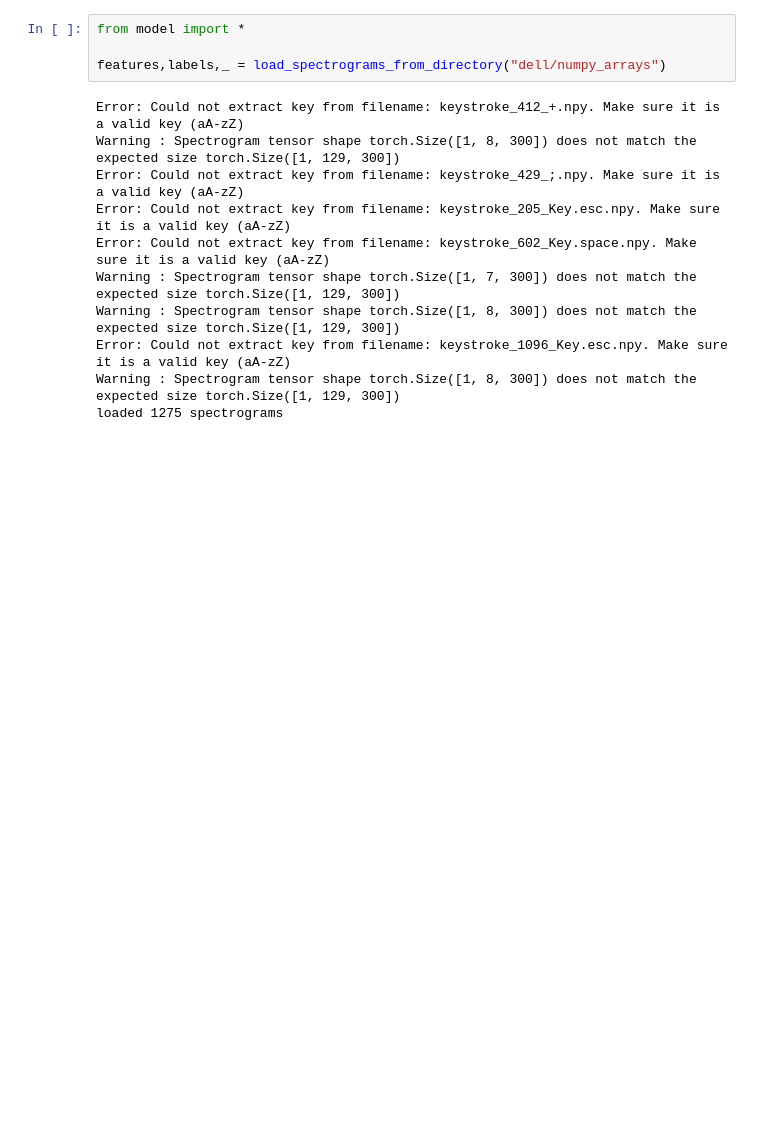
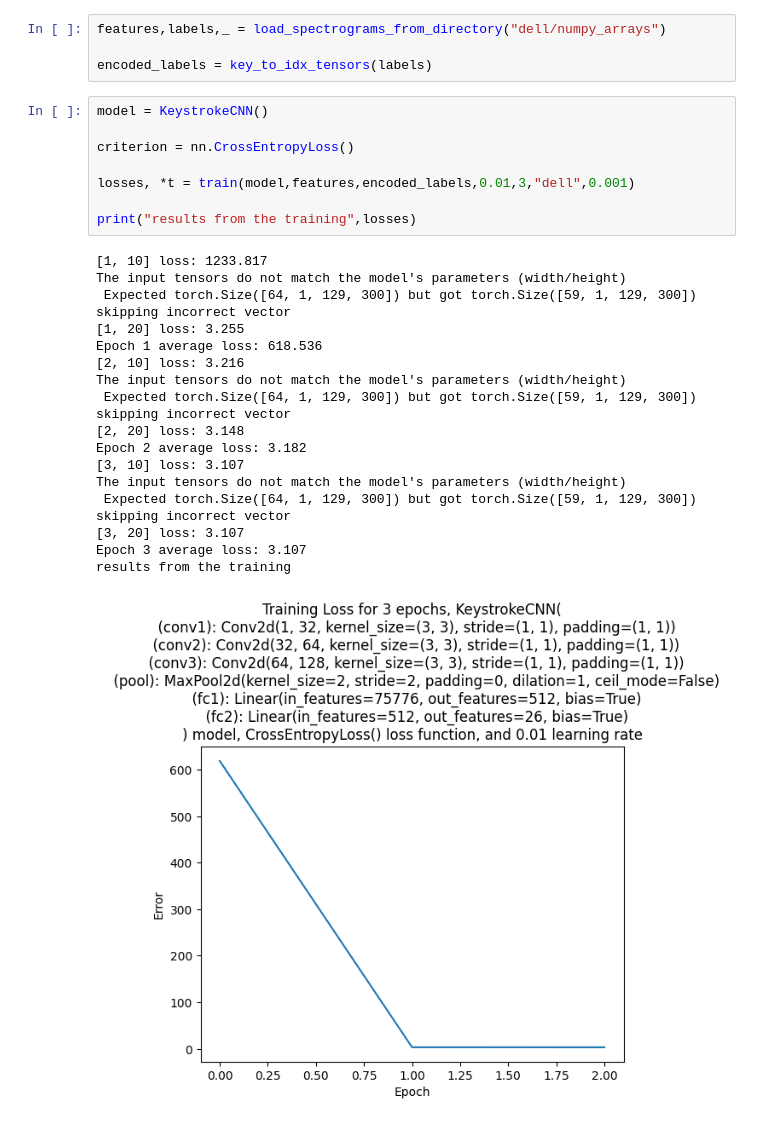
Before and after one commit to Oscar-T24/MAIS202-FinalProject, a Jupyter notebook: code/testing.ipynb, the cells around one changed output. Cells and saved outputs as stored; diff of their text form; blank space fills up the shorter version.

```diff
--- a/code/testing.ipynb
+++ b/code/testing.ipynb
@@ -1,15 +17,33 @@
 # %%
-from model import *
+features,labels,_ = load_spectrograms_from_directory("dell/numpy_arrays")
 
-features,labels,_ = load_spectrograms_from_directory("dell/numpy_arrays")
+encoded_labels = key_to_idx_tensors(labels)
-# %% [output]
-Error: Could not extract key from filename: keystroke_412_+.npy. Make sure it is a valid key (aA-zZ)
-Warning : Spectrogram tensor shape torch.Size([1, 8, 300]) does not match the expected size torch.Size([1, 129, 300])
-Error: Could not extract key from filename: keystroke_429_;.npy. Make sure it is a valid key (aA-zZ)
-Error: Could not extract key from filename: keystroke_205_Key.esc.npy. Make sure it is a valid key (aA-zZ)
-Error: Could not extract key from filename: keystroke_602_Key.space.npy. Make sure it is a valid key (aA-zZ)
-Warning : Spectrogram tensor shape torch.Size([1, 7, 300]) does not match the expected size torch.Size([1, 129, 300])
-Warning : Spectrogram tensor shape torch.Size([1, 8, 300]) does not match the expected size torch.Size([1, 129, 300])
-Error: Could not extract key from filename: keystroke_1096_Key.esc.npy. Make sure it is a valid key (aA-zZ)
-Warning : Spectrogram tensor shape torch.Size([1, 8, 300]) does not match the expected size torch.Size([1, 129, 300])
-loaded 1275 spectrograms
+# %%
+model = KeystrokeCNN()
+
+criterion = nn.CrossEntropyLoss()
+
+losses, *t = train(model,features,encoded_labels,0.01,3,"dell",0.001)
+
+print("results from the training",losses)
+# %% [output]
+[1, 10] loss: 1233.817
+The input tensors do not match the model's parameters (width/height)
+ Expected torch.Size([64, 1, 129, 300]) but got torch.Size([59, 1, 129, 300])
+skipping incorrect vector
+[1, 20] loss: 3.255
+Epoch 1 average loss: 618.536
+[2, 10] loss: 3.216
+The input tensors do not match the model's parameters (width/height)
+ Expected torch.Size([64, 1, 129, 300]) but got torch.Size([59, 1, 129, 300])
+skipping incorrect vector
+[2, 20] loss: 3.148
+Epoch 2 average loss: 3.182
+[3, 10] loss: 3.107
+The input tensors do not match the model's parameters (width/height)
+ Expected torch.Size([64, 1, 129, 300]) but got torch.Size([59, 1, 129, 300])
+skipping incorrect vector
+[3, 20] loss: 3.107
+Epoch 3 average loss: 3.107
+results from the training
+[figure, added]
```
Also changed, not shown: parts of 2 cells of this notebook, 5 other files.
